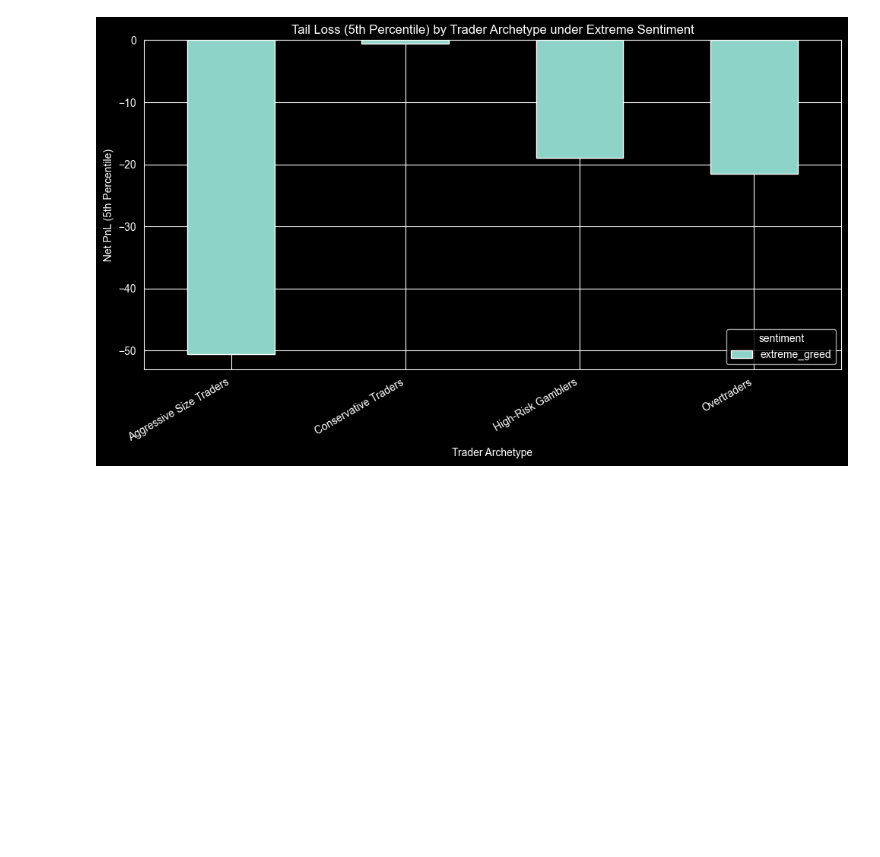
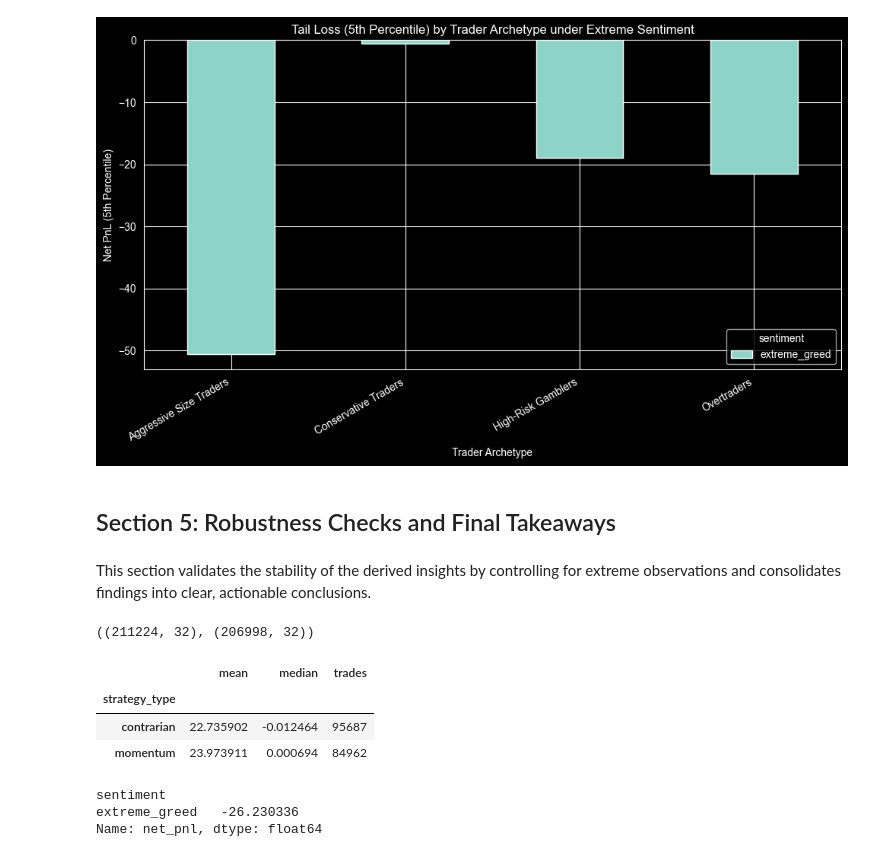
Before and after one commit to DeadBoTt-exe/Assignment_Primetrade.ai, a Jupyter notebook: notebook2.ipynb, the cells around one changed output. Cells and saved outputs as stored; diff of their text form; code cells hidden in the pictures; blank space fills up the shorter version.

```diff
--- a/notebook2.ipynb
+++ b/notebook2.ipynb
@@ -380,3 +394,7 @@ plt.savefig(
 plt.show()
 # %% [output]
 [figure]
+# %% [markdown]
+## Section 5: Robustness Checks and Final Takeaways
+# %% [markdown]
+This section validates the stability of the derived insights by controlling for extreme observations and consolidates findings into clear, actionable conclusions.
@@ -382,0 +409,33 @@ plt.show()
+# %%
+df.shape, df_trimmed.shape
+# %% [output]
+((211224, 32), (206998, 32))
+# %%
+strategy_perf_trimmed = (
+    df_trimmed.dropna(subset=["strategy_type"])
+              .groupby("strategy_type")["net_pnl"]
+              .agg(mean="mean", median="median", trades="count")
+)
+
+strategy_perf_trimmed
+# %% [output]
+|  | mean | median | trades |
+| strategy_type |  |  |  |
+| contrarian | 22.735902 | -0.012464 | 95687 |
+| momentum | 23.973911 | 0.000694 | 84962 |
+# %%
+extreme_trimmed = df_trimmed[
+    df_trimmed["sentiment"].isin(["extreme_fear", "extreme_greed"])
+]
+
+tail_loss_trimmed = (
+    extreme_trimmed[extreme_trimmed["net_pnl"] < 0]
+        .groupby("sentiment")["net_pnl"]
+        .quantile(0.05)
+)
+
+tail_loss_trimmed
+# %% [output]
+sentiment
+extreme_greed   -26.230336
+Name: net_pnl, dtype: float64
```
Also changed, not shown: parts of 12 cells of this notebook.
